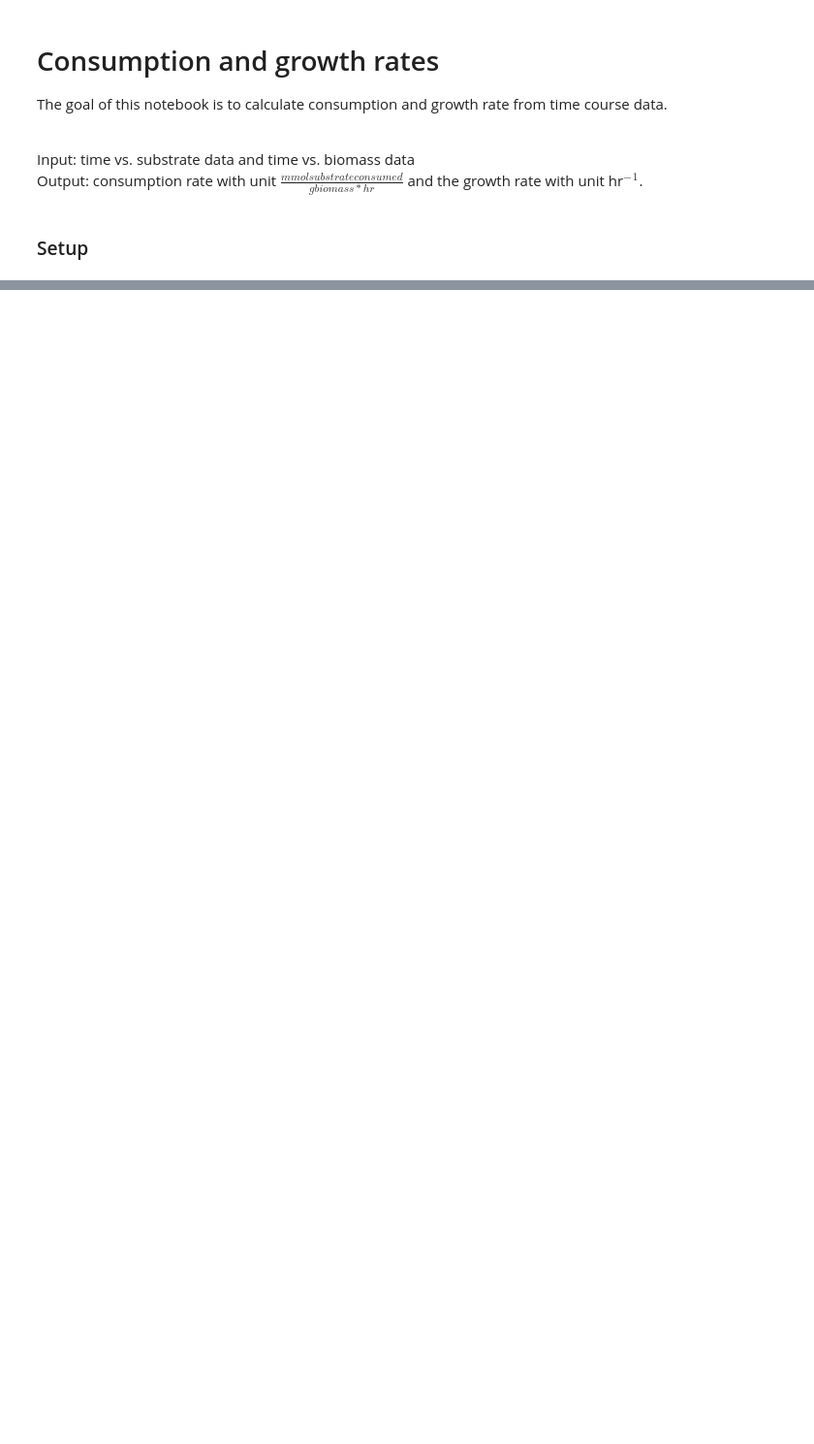
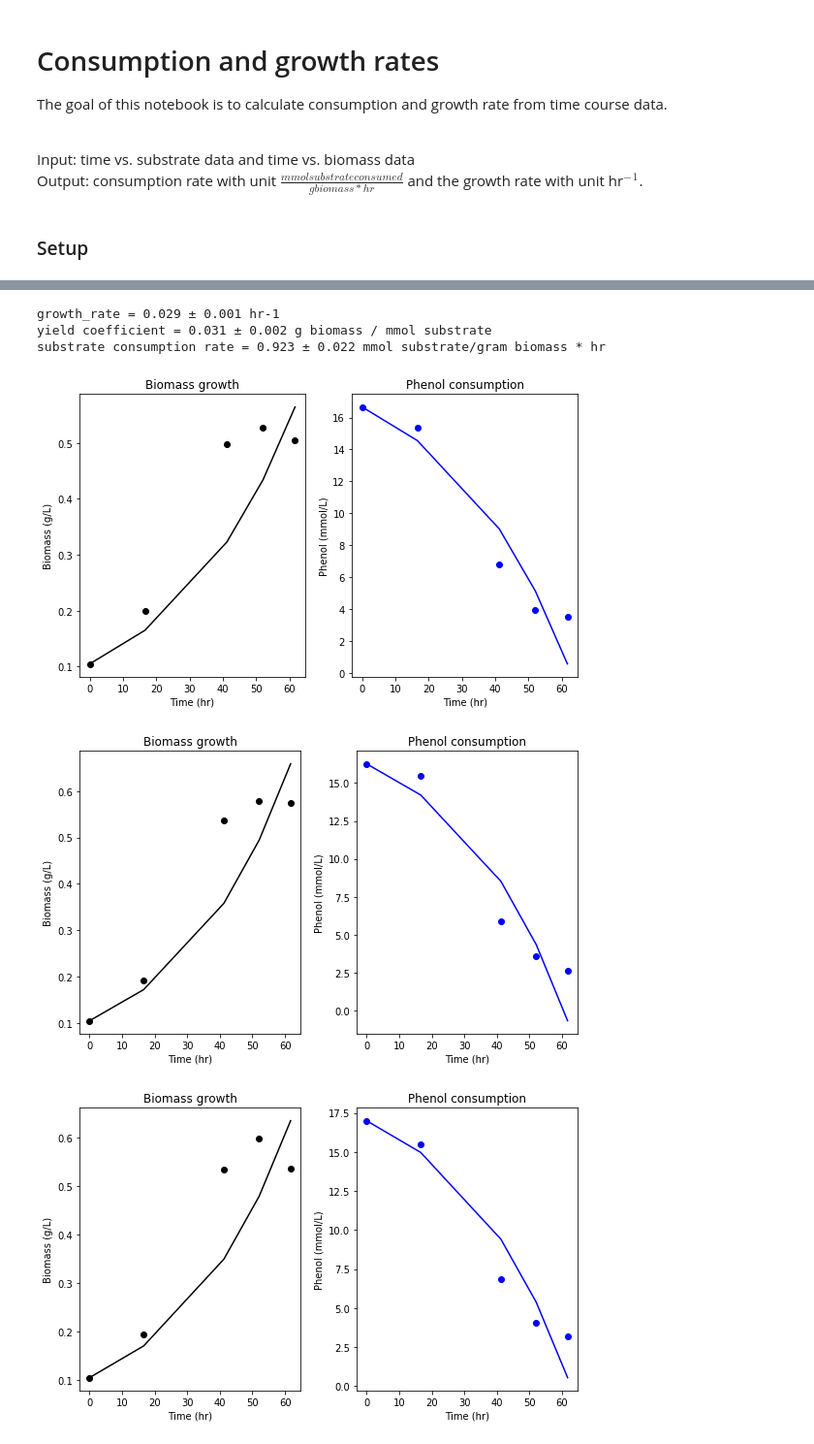
Before and after one commit to LBLQMM/RhodococcusGSM, a Jupyter notebook: Biodesign_gr/notebooks/consumption_and_growth_rates.ipynb, the cells around one changed output, grey strips where cells are left out. Shown at 97% size. Drawn from its saved outputs; the diff is of its cells as text; code cells hidden in the pictures; blank space fills up the shorter version.

```diff
--- a/Biodesign_gr/notebooks/consumption_and_growth_rates.ipynb
+++ b/Biodesign_gr/notebooks/consumption_and_growth_rates.ipynb
@@ -21,0 +143,9 @@ ImportError: Missing optional dependency 'xlrd'. Install xlrd >= 1.0.0 for Excel
+# %%
+stats_for_condtion(od_df, sub_df, 'EVOL40-R1', 'EVOL40-R2', 'EVOL40-R3', 94.11)
+# %% [output]
+growth_rate = 0.029 ± 0.001 hr-1
+yield coefficient = 0.031 ± 0.002 g biomass / mmol substrate
+substrate consumption rate = 0.923 ± 0.022 mmol substrate/gram biomass * hr
+[figure, added]
+[figure, added]
+[figure, added]
```
Also changed, not shown: parts of 33 cells of this notebook.
